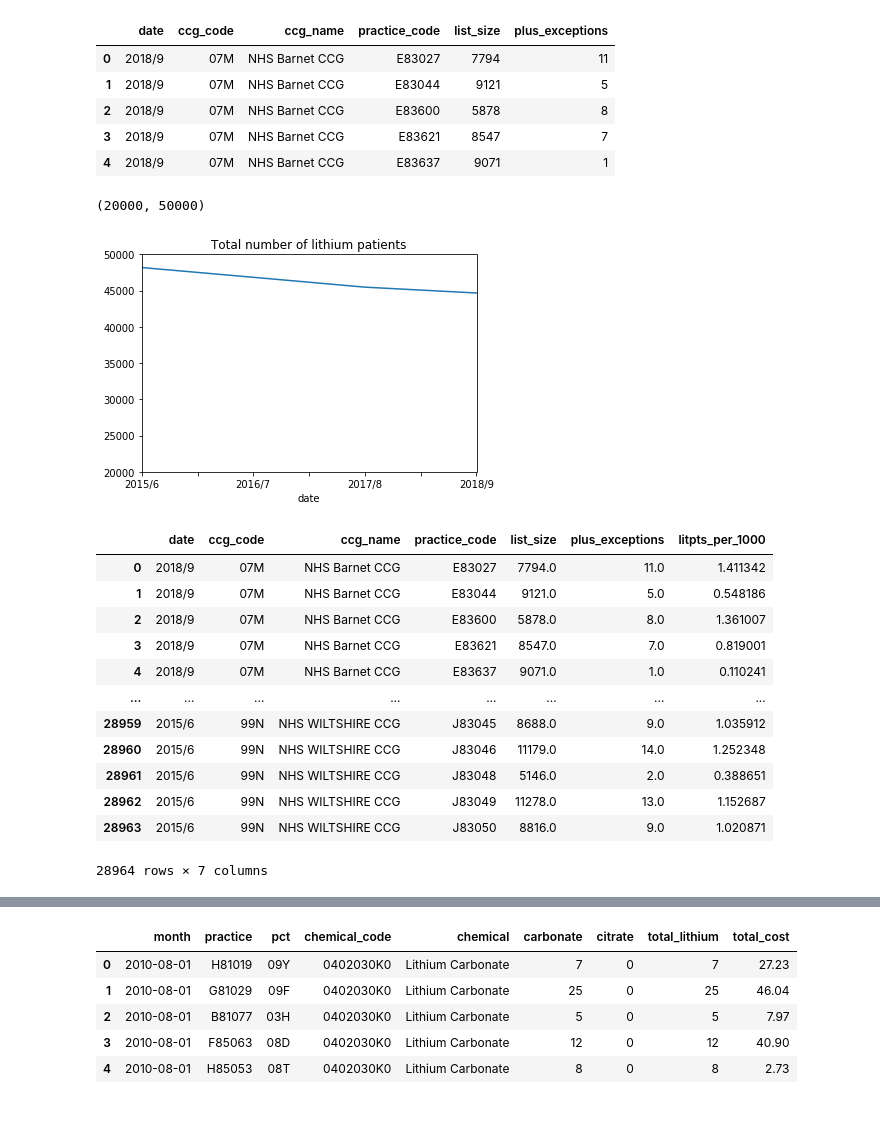
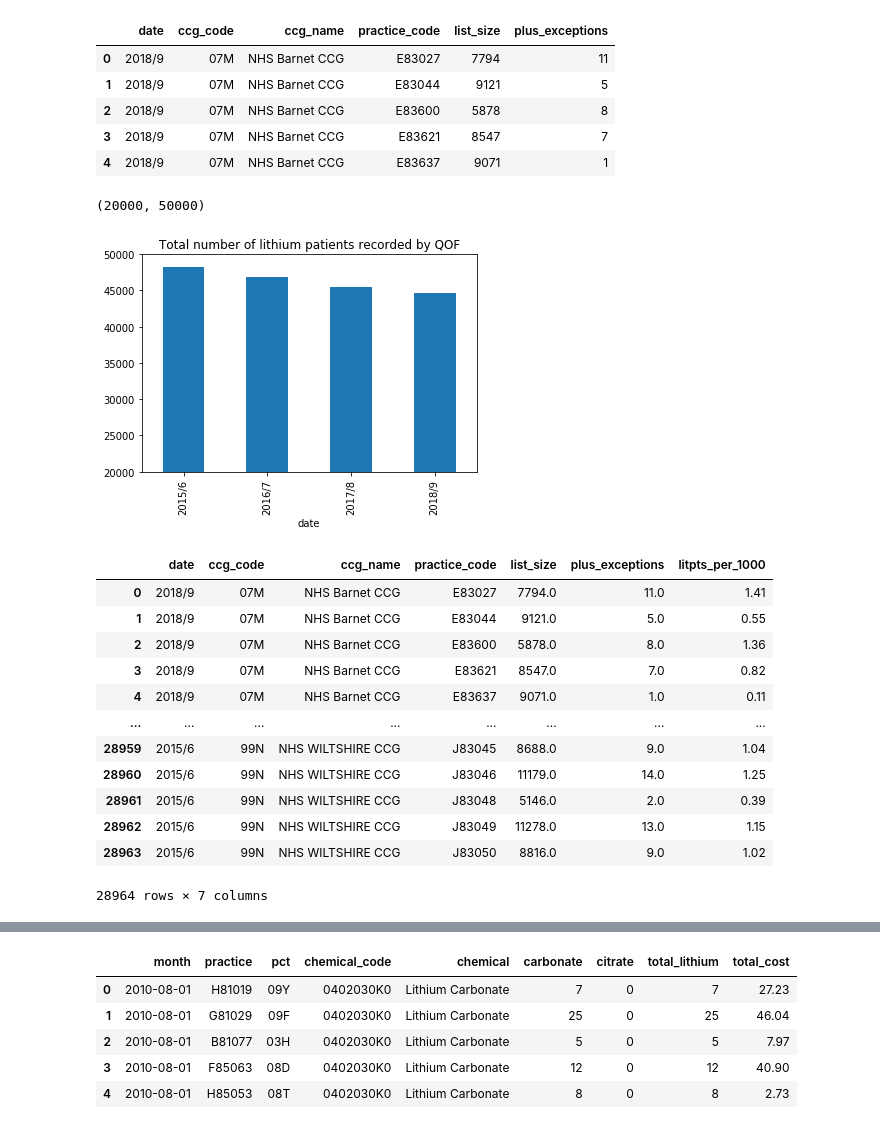
Before and after one commit to orlamac/lithium-paper, a Jupyter notebook: QOF data test exploration.ipynb, the cells around one changed output, grey strips where cells are left out. Cells and saved outputs as stored; diff of their text form; code cells hidden in the pictures.

```diff
--- a/QOF data test exploration.ipynb
+++ b/QOF data test exploration.ipynb
@@ -48,12 +49,12 @@ new_qof_df.head()
 | 3 | 2018/9 | 07M | NHS Barnet CCG | E83621 | 8547 | 7 |
 | 4 | 2018/9 | 07M | NHS Barnet CCG | E83637 | 9071 | 1 |
 # %%
-# generate graph showing change in QOF patient numbers over time (apr2015-Sep2018)
-plot1 = qof_df.groupby("date")['plus_exceptions'].sum().plot(kind='line', title="Total number of lithium patients")
+# Generate graph showing change in QOF patient numbers over time
+plot1 = qof_df.groupby("date")['plus_exceptions'].sum().plot(kind='bar', title="Total number of lithium patients recorded by QOF")
 plt.ylim(20000, 50000)
 # %% [output]
 (20000, 50000)
-[figure, old version]
+[figure, new version]
 # %%
 # calculate patients per 1000 list size
 
@@ -62,19 +63,19 @@ new_qof_df['plus_exceptions'] = new_qof_df['plus_exceptions'].astype(float)
 new_qof_df['list_size'] = new_qof_df['list_size'].astype(float)
 
 #then calculate patients per 1000 list_size
-new_qof_df['litpts_per_1000'] = 1000* (new_qof_df['plus_exceptions']/new_qof_df['list_size'])
+new_qof_df['litpts_per_1000'] = round(1000* (new_qof_df['plus_exceptions']/new_qof_df['list_size']), 2)
 new_qof_df.head(-20)
 # %% [output]
 |  | date | ccg_code | ccg_name | practice_code | list_size | plus_exceptions | litpts_per_1000 |
-| 0 | 2018/9 | 07M | NHS Barnet CCG | E83027 | 7794.0 | 11.0 | 1.411342 |
-| 1 | 2018/9 | 07M | NHS Barnet CCG | E83044 | 9121.0 | 5.0 | 0.548186 |
-| 2 | 2018/9 | 07M | NHS Barnet CCG | E83600 | 5878.0 | 8.0 | 1.361007 |
-| 3 | 2018/9 | 07M | NHS Barnet CCG | E83621 | 8547.0 | 7.0 | 0.819001 |
-| 4 | 2018/9 | 07M | NHS Barnet CCG | E83637 | 9071.0 | 1.0 | 0.110241 |
+| 0 | 2018/9 | 07M | NHS Barnet CCG | E83027 | 7794.0 | 11.0 | 1.41 |
+| 1 | 2018/9 | 07M | NHS Barnet CCG | E83044 | 9121.0 | 5.0 | 0.55 |
+| 2 | 2018/9 | 07M | NHS Barnet CCG | E83600 | 5878.0 | 8.0 | 1.36 |
+| 3 | 2018/9 | 07M | NHS Barnet CCG | E83621 | 8547.0 | 7.0 | 0.82 |
+| 4 | 2018/9 | 07M | NHS Barnet CCG | E83637 | 9071.0 | 1.0 | 0.11 |
 | ... | ... | ... | ... | ... | ... | ... | ... |
-| 28959 | 2015/6 | 99N | NHS WILTSHIRE CCG | J83045 | 8688.0 | 9.0 | 1.035912 |
-| 28960 | 2015/6 | 99N | NHS WILTSHIRE CCG | J83046 | 11179.0 | 14.0 | 1.252348 |
-| 28961 | 2015/6 | 99N | NHS WILTSHIRE CCG | J83048 | 5146.0 | 2.0 | 0.388651 |
-| 28962 | 2015/6 | 99N | NHS WILTSHIRE CCG | J83049 | 11278.0 | 13.0 | 1.152687 |
-| 28963 | 2015/6 | 99N | NHS WILTSHIRE CCG | J83050 | 8816.0 | 9.0 | 1.020871 |
+| 28959 | 2015/6 | 99N | NHS WILTSHIRE CCG | J83045 | 8688.0 | 9.0 | 1.04 |
+| 28960 | 2015/6 | 99N | NHS WILTSHIRE CCG | J83046 | 11179.0 | 14.0 | 1.25 |
+| 28961 | 2015/6 | 99N | NHS WILTSHIRE CCG | J83048 | 5146.0 | 2.0 | 0.39 |
+| 28962 | 2015/6 | 99N | NHS WILTSHIRE CCG | J83049 | 11278.0 | 13.0 | 1.15 |
+| 28963 | 2015/6 | 99N | NHS WILTSHIRE CCG | J83050 | 8816.0 | 9.0 | 1.02 |
 28964 rows × 7 columns
```
Also changed, not shown: parts of 10 cells of this notebook, 1 other file.
